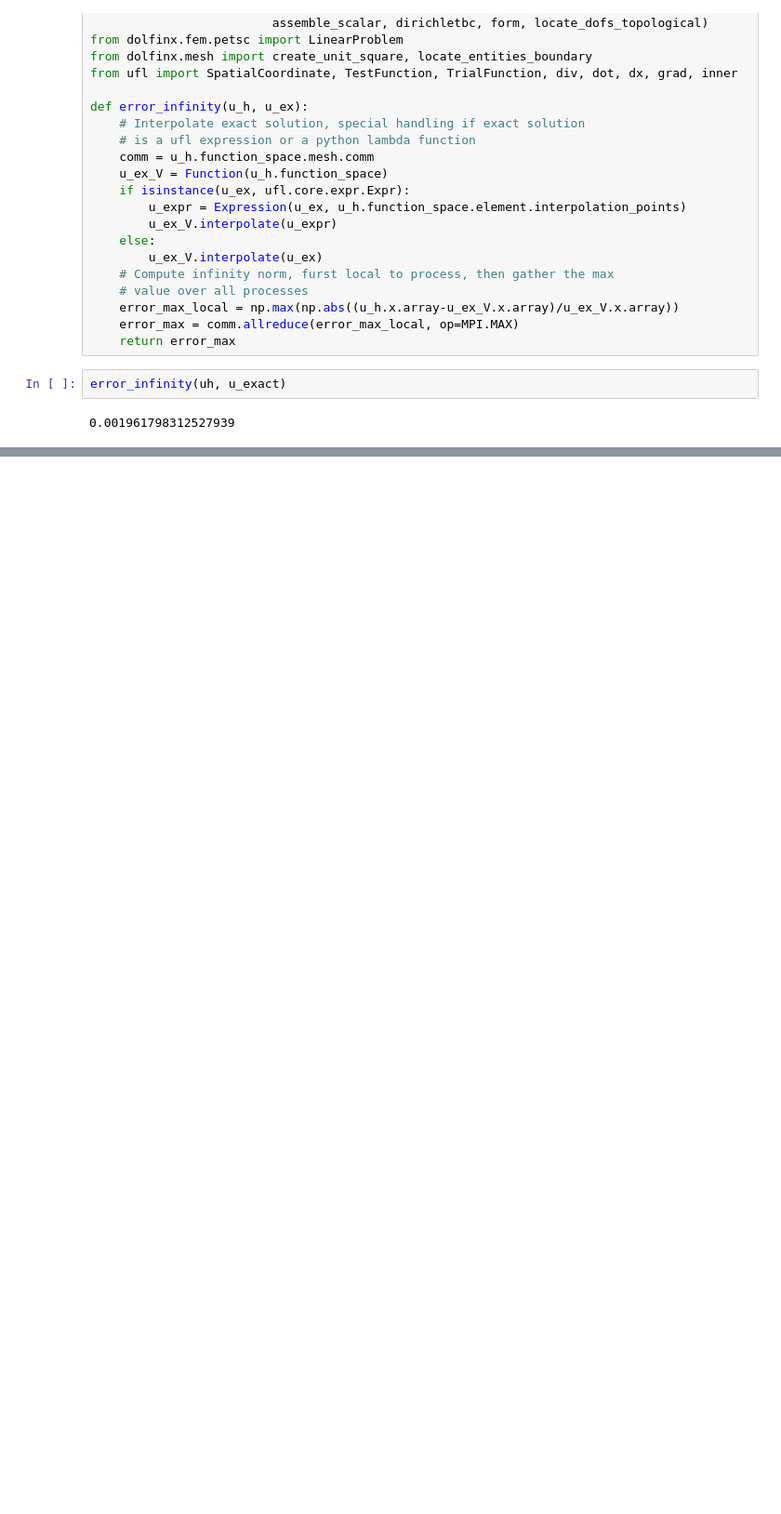
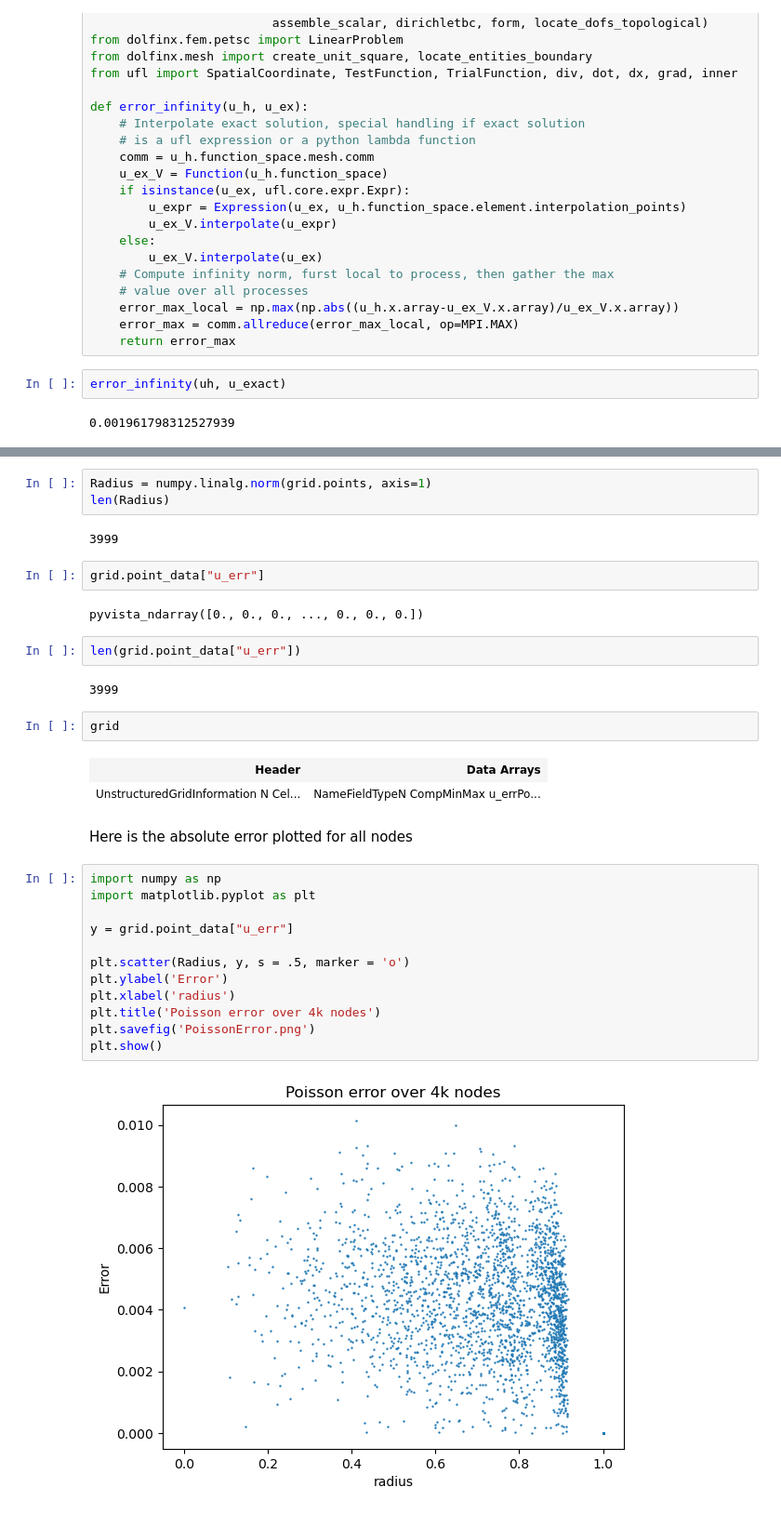
Before and after one commit to StephenSorokanich/Ellipsoids-of-Equilibrium, a Jupyter notebook: _sources/Poisson3D.ipynb, the cells around one changed output, grey strips where cells are left out. Shown at 93% size. Saved outputs shown, nothing was run; the diff lists cells and outputs as text; blank space fills up the shorter version.

```diff
--- a/_sources/Poisson3D.ipynb
+++ b/_sources/Poisson3D.ipynb
@@ -204,0 +358,34 @@ error_infinity(uh, u_exact)
+# %%
+Radius = numpy.linalg.norm(grid.points, axis=1)
+len(Radius)
+# %% [output]
+3999
+# %%
+grid.point_data["u_err"]
+# %% [output]
+pyvista_ndarray([0., 0., 0., ..., 0., 0., 0.])
+# %%
+len(grid.point_data["u_err"])
+# %% [output]
+3999
+# %%
+grid
+# %% [output]
+| Header | Data Arrays |
+| UnstructuredGridInformation N Cel... | NameFieldTypeN CompMinMax u_errPo... |
+# %% [markdown]
+Here is the absolute error plotted for all nodes
+# %%
+import numpy as np
+import matplotlib.pyplot as plt
+
+y = grid.point_data["u_err"]
+
+plt.scatter(Radius, y, s = .5, marker = 'o')
+plt.ylabel('Error')
+plt.xlabel('radius')
+plt.title('Poisson error over 4k nodes')
+plt.savefig('PoissonError.png')
+plt.show()
+# %% [output]
+[figure, added]
```
Also changed, not shown: parts of 34 cells of this notebook, 13 other files.
